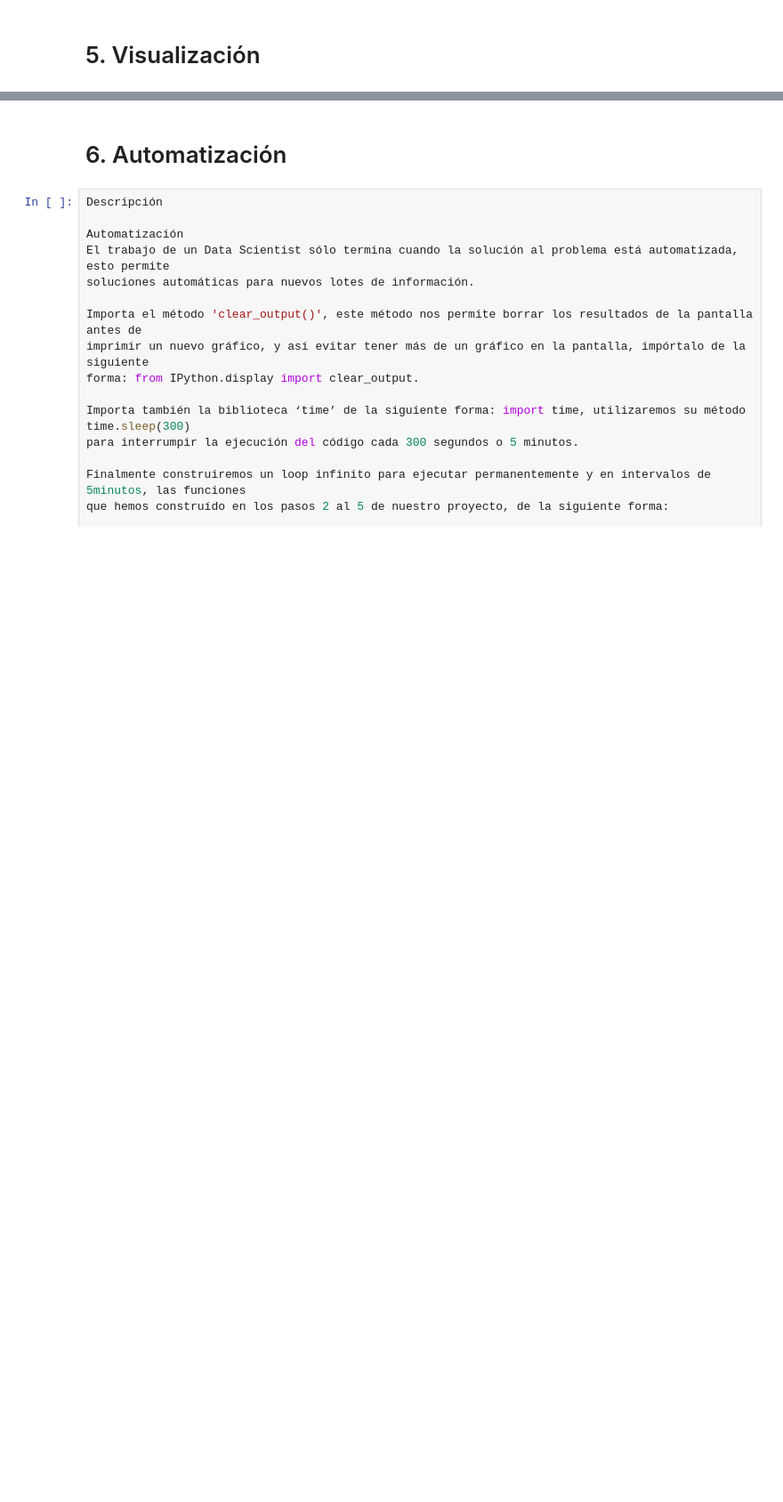
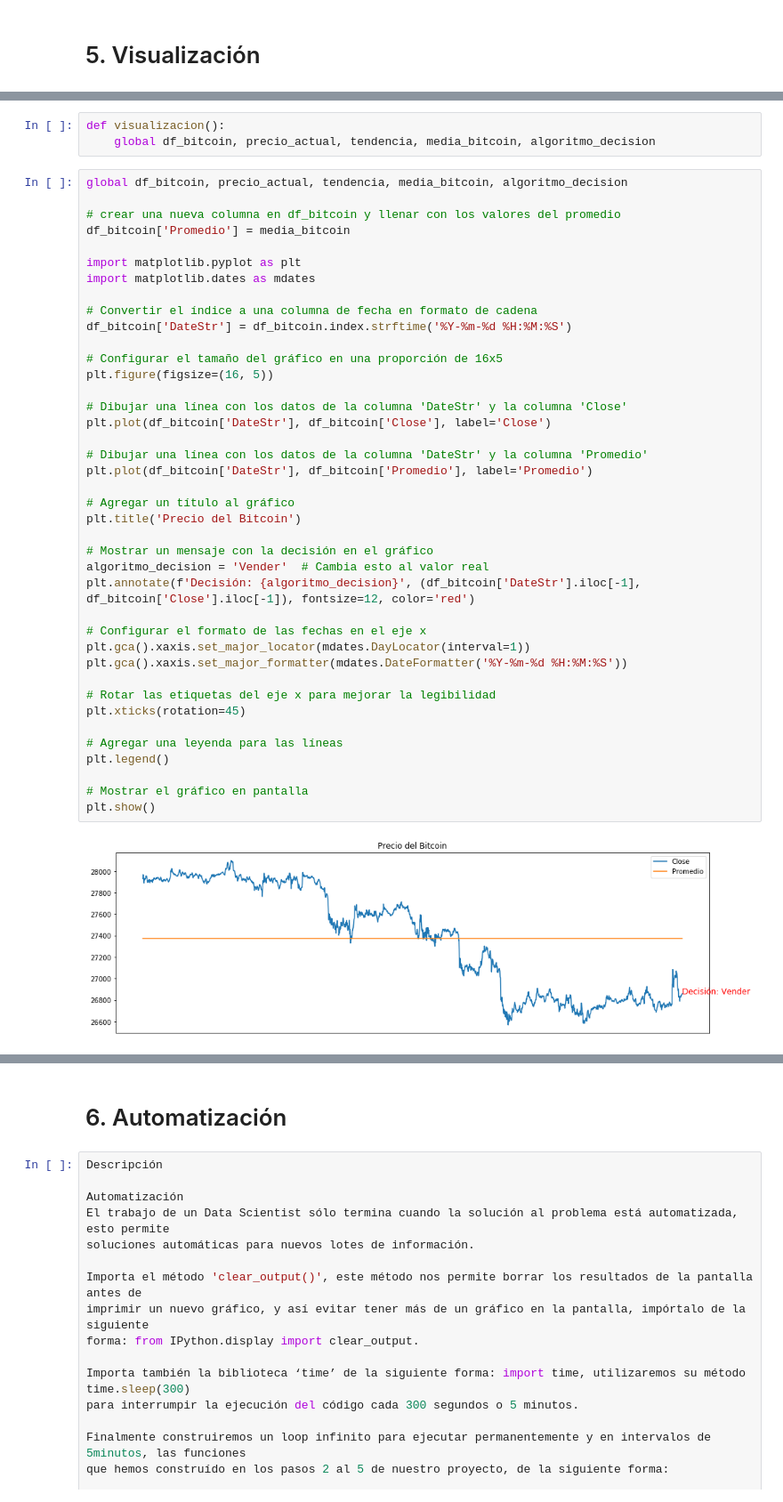
Before and after one commit to Danielvillarreal1/profe-alejo, a Jupyter notebook: robot-trading/training-bot.ipynb, the cells around one changed output, grey strips where cells are left out. Shown at 89% size. Saved outputs shown, nothing was run; the diff lists cells and outputs as text; blank space fills up the shorter version.

```diff
--- a/robot-trading/training-bot.ipynb
+++ b/robot-trading/training-bot.ipynb
@@ -297,3 +540,48 @@ Usando el método annotate()muestra un mensaje dentro del gráfico con la decisi
 Finalmente, usando el método show()muestra en pantalla el gráfico que acabamos de configurar.
 Apoyo
 Puedes encontrar más información sobre la biblioteca matplotlib en su página oficial: matplotlib.pyplot
+# %%
+def visualizacion():
+    global df_bitcoin, precio_actual, tendencia, media_bitcoin, algoritmo_decision
+# %%
+global df_bitcoin, precio_actual, tendencia, media_bitcoin, algoritmo_decision
+
+# crear una nueva columna en df_bitcoin y llenar con los valores del promedio
+df_bitcoin['Promedio'] = media_bitcoin
+
+import matplotlib.pyplot as plt
+import matplotlib.dates as mdates
+
+# Convertir el índice a una columna de fecha en formato de cadena
+df_bitcoin['DateStr'] = df_bitcoin.index.strftime('%Y-%m-%d %H:%M:%S')
+
+# Configurar el tamaño del gráfico en una proporción de 16x5
+plt.figure(figsize=(16, 5))
+
+# Dibujar una línea con los datos de la columna 'DateStr' y la columna 'Close'
+plt.plot(df_bitcoin['DateStr'], df_bitcoin['Close'], label='Close')
+
+# Dibujar una línea con los datos de la columna 'DateStr' y la columna 'Promedio'
+plt.plot(df_bitcoin['DateStr'], df_bitcoin['Promedio'], label='Promedio')
+
+# Agregar un título al gráfico
+plt.title('Precio del Bitcoin')
+
+# Mostrar un mensaje con la decisión en el gráfico
+algoritmo_decision = 'Vender'  # Cambia esto al valor real
+plt.annotate(f'Decisión: {algoritmo_decision}', (df_bitcoin['DateStr'].iloc[-1], df_bitcoin['Close'].iloc[-1]), fontsize=12, color='red')
+
+# Configurar el formato de las fechas en el eje x
+plt.gca().xaxis.set_major_locator(mdates.DayLocator(interval=1))
+plt.gca().xaxis.set_major_formatter(mdates.DateFormatter('%Y-%m-%d %H:%M:%S'))
+
+# Rotar las etiquetas del eje x para mejorar la legibilidad
+plt.xticks(rotation=45)
+
+# Agregar una leyenda para las líneas
+plt.legend()
+
+# Mostrar el gráfico en pantalla
+plt.show()
+# %% [output]
+[figure, added]
```
Also changed, not shown: parts of 40 cells of this notebook.
